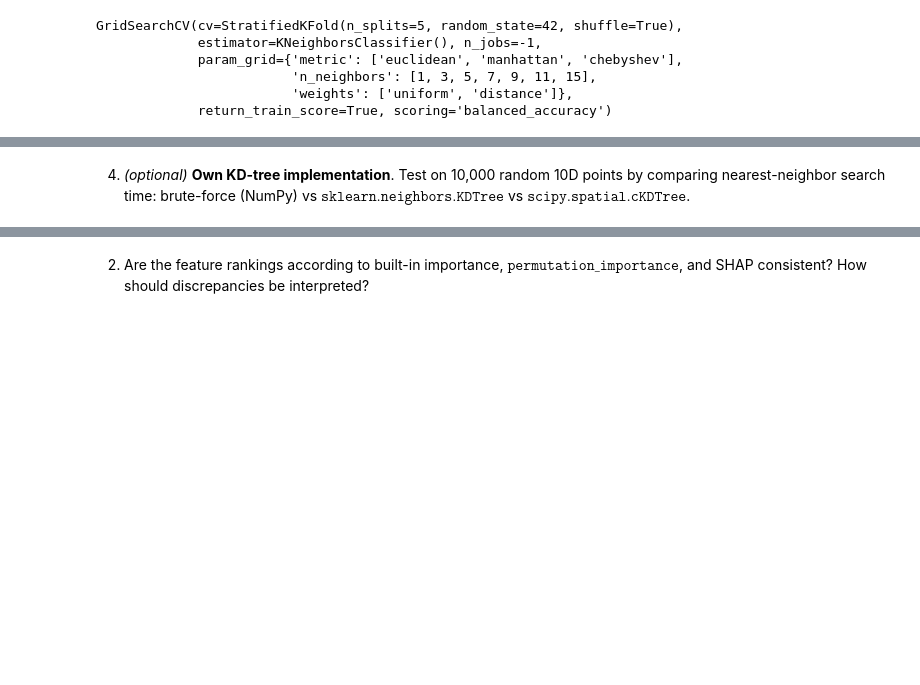
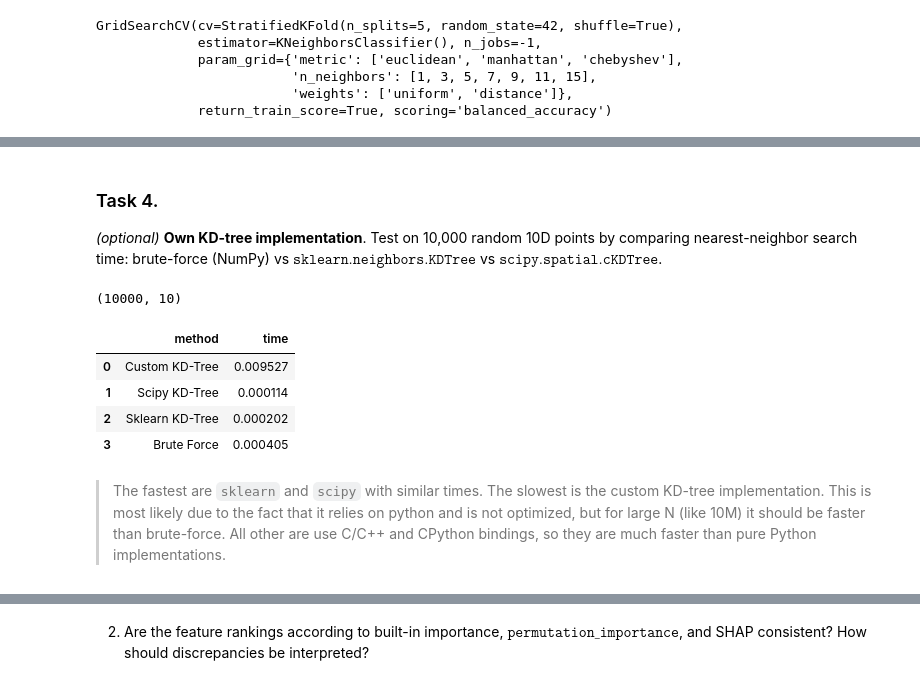
Before and after one commit to closetcaiman/de, a Jupyter notebook: lab2/lab2.ipynb, the cells around one changed output, grey strips where cells are left out. Cells and saved outputs as stored; diff of their text form; code cells hidden in the pictures; blank space fills up the shorter version.

```diff
--- a/lab2/lab2.ipynb
+++ b/lab2/lab2.ipynb
@@ -1123,2 +1218,4 @@ nyt_df = pd.read_csv("data/nyt-frame.csv")
 # %% [markdown]
-4. _(optional)_ **Own KD-tree implementation**. Test on 10,000 random 10D points by comparing nearest-neighbor search time: brute-force (NumPy) vs $\texttt{sklearn.neighbors.KDTree}$ vs $\texttt{scipy.spatial.cKDTree}$.
+### Task 4.
+
+_(optional)_ **Own KD-tree implementation**. Test on 10,000 random 10D points by comparing nearest-neighbor search time: brute-force (NumPy) vs $\texttt{sklearn.neighbors.KDTree}$ vs $\texttt{scipy.spatial.cKDTree}$.
@@ -1124,0 +1381,55 @@ nyt_df = pd.read_csv("data/nyt-frame.csv")
+# %%
+points = np.random.rand(10_000, 10)
+points.shape
+# %% [output]
+(10000, 10)
+# %%
+class BruteForceKNN:
+    def __init__(self, points):
+        self.points = np.array(points)
+
+    def get_knn(self, point, k):
+        dists = np.sum((self.points - point) ** 2, axis=1)
+        idxs = np.argpartition(dists, k)[:k]
+        return self.points[idxs]
+# %%
+from scipy.spatial import KDTree as ScipyKDTree
+from sklearn.neighbors import KDTree as SklearnKDTree
+
+custom_kd = KDTree(points.tolist(), dim=10)
+scipy_kd = ScipyKDTree(points)
+sklearn_kd = SklearnKDTree(points)
+brute_force_knn = BruteForceKNN(points)
+
+query_methods = {
+    "Custom KD-Tree": lambda q, k: custom_kd.get_knn(q.tolist(), k),
+    "Scipy KD-Tree": lambda q, k: scipy_kd.query(q, k=k)[1],
+    "Sklearn KD-Tree": lambda q, k: sklearn_kd.query(q.reshape(1, -1), k=k)[1][0],
+    "Brute Force": lambda q, k: brute_force_knn.get_knn(q, k),
+}
+# %%
+def evaluate_query_time(method_name, query_method, query_point, k):
+    start = time.perf_counter()
+    _ = query_method(query_point, k)
+    end = time.perf_counter()
+    return {
+        "method": method_name,
+        "time": end - start,
+    }
+
+
+results = Parallel(n_jobs=-1)(
+    delayed(evaluate_query_time)(name, method, np.random.rand(10), 5)
+    for name, method in query_methods.items()
+)
+
+df = pd.DataFrame(results)
+display(df)
+# %% [output]
+|  | method | time |
+| 0 | Custom KD-Tree | 0.009527 |
+| 1 | Scipy KD-Tree | 0.000114 |
+| 2 | Sklearn KD-Tree | 0.000202 |
+| 3 | Brute Force | 0.000405 |
+# %% [markdown]
+> The fastest are `sklearn` and `scipy` with similar times. The slowest is the custom KD-tree implementation. This is most likely due to the fact that it relies on python and is not optimized, but for large N (like 10M) it should be faster than brute-force. All other are use C/C++ and CPython bindings, so they are much faster than pure Python implementations.
```
Also changed, not shown: parts of 36 cells of this notebook, 2 other files.
